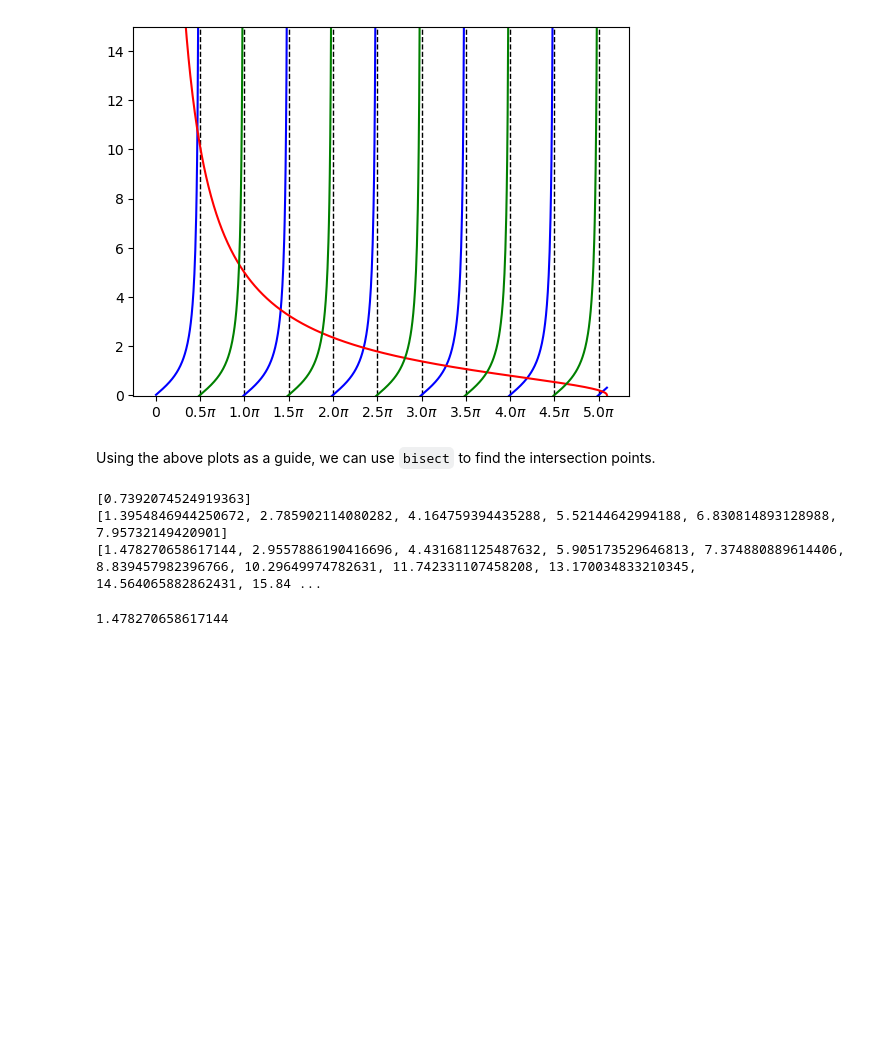
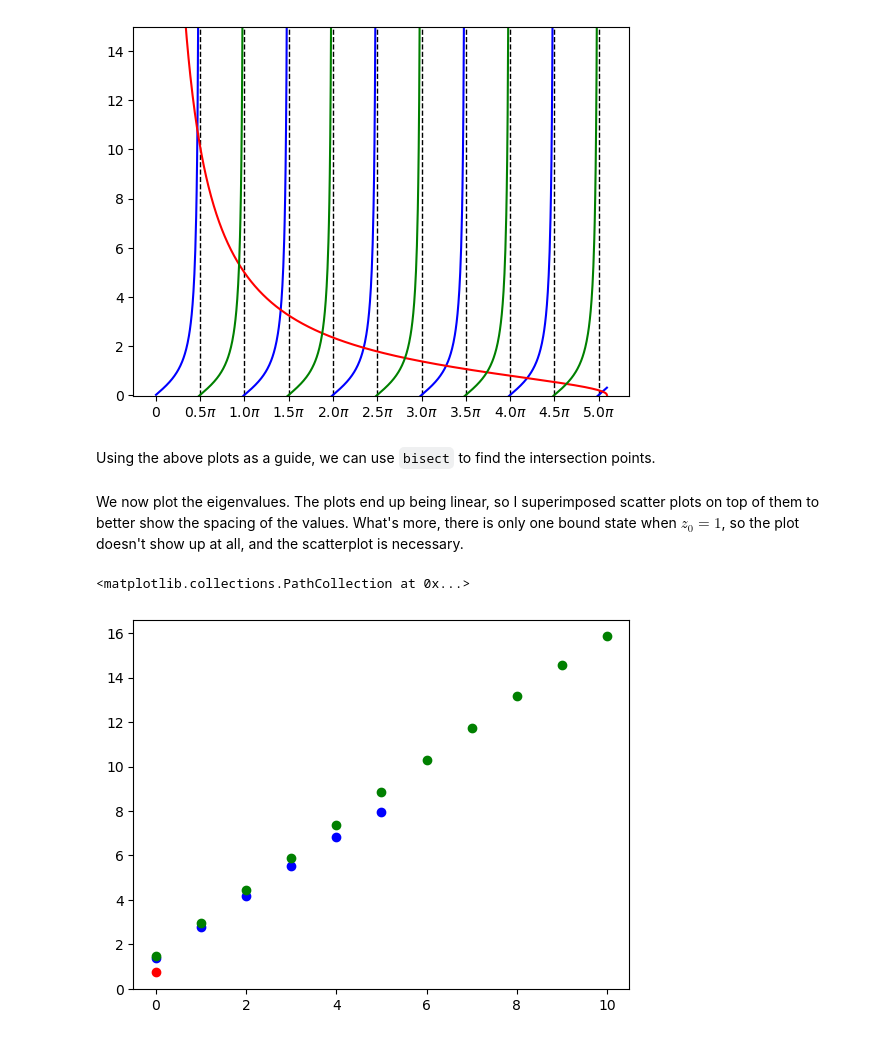
Before and after one commit to mgarwacke/Computational-Physics, a Jupyter notebook: Exercise6.1.ipynb, the cells around one changed output. Drawn from its saved outputs; the diff is of its cells as text; code cells hidden in the pictures; blank space fills up the shorter version.

```diff
--- a/Exercise6.1.ipynb
+++ b/Exercise6.1.ipynb
@@ -104,6 +104,7 @@ def condition(z0,z): # used as a condition in w while loop
 
 z0List = [1,8,16]
 
+eigenvalues = [] # will contain lists of eigenvalues: one list for each z0, containing the corresponding eigenvalues
 for z0 in z0List: # calculates the energy eigenvalues for each z0
     eigenvaluesE = [] # contains the energy eigenvalues for even states
     eigenvaluesO = [] # contains the energy eigenvalues for odd states
@@ -115,12 +116,22 @@ for z0 in z0List: # calculates the energy eigenvalues for each z0
     while condition(z0,left) > 0:
         eigenvaluesO.append(bisect(partial(energyO,z0),left,left+pi/2-.02,1E-10,10000))
         left = left + pi
-    print(sorted(eigenvaluesE+eigenvaluesO)) # combines both even and odd values into a single list and
+    eigenvalues.append(sorted(eigenvaluesE+eigenvaluesO)) # combines both even and odd values into a single list and orders numerically
-# %% [output]
-[0.7392074524919363]
-[1.3954846944250672, 2.785902114080282, 4.164759394435288, 5.52144642994188, 6.830814893128988, 7.95732149420901]
-[1.478270658617144, 2.9557886190416696, 4.431681125487632, 5.905173529646813, 7.374880889614406, 8.839457982396766, 10.29649974782631, 11.742331107458208, 13.170034833210345, 14.564065882862431, 15.84 ...
-# %%
-bisect(partial(energyE,z0),.01,.01+pi/2-.02,1E-3,1000)
-# %% [output]
-1.478270658617144
+# %% [markdown]
+We now plot the eigenvalues. The plots end up being linear, so I superimposed scatter plots on top of them to better show the spacing of the values. What's more, there is only one bound state when $z_0=1$, so the plot doesn't show up at all, and the scatterplot is necessary.
+# %%
+x1 = range(len(eigenvalues[0]))
+x2 = range(len(eigenvalues[1]))
+x3 = range(len(eigenvalues[2]))
+y1 = eigenvalues[0]
+y2 = eigenvalues[1]
+y3 = eigenvalues[2]
+
+fig, axes = plt.subplots()
+
+axes.scatter(x1,y1,color='red',label='z0=1')
+axes.scatter(x2,y2,color='blue')
+axes.scatter(x3,y3,color='green')
+# %% [output]
+<matplotlib.collections.PathCollection at 0x...>
+[figure, added]
```
